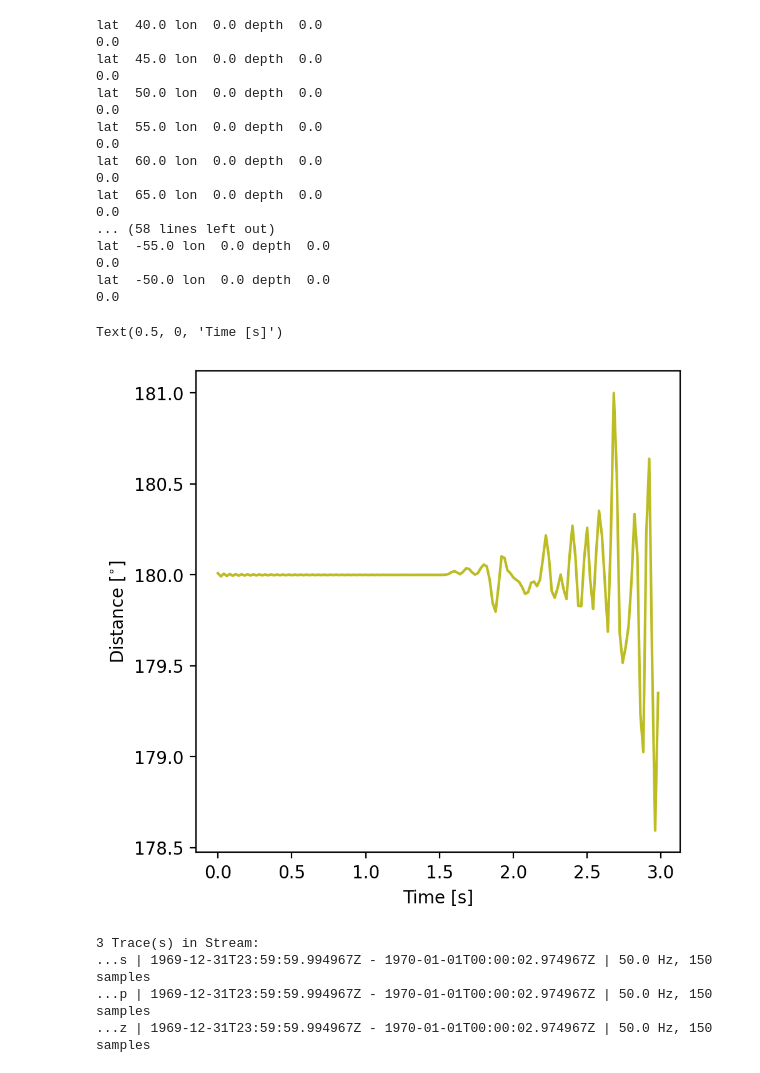
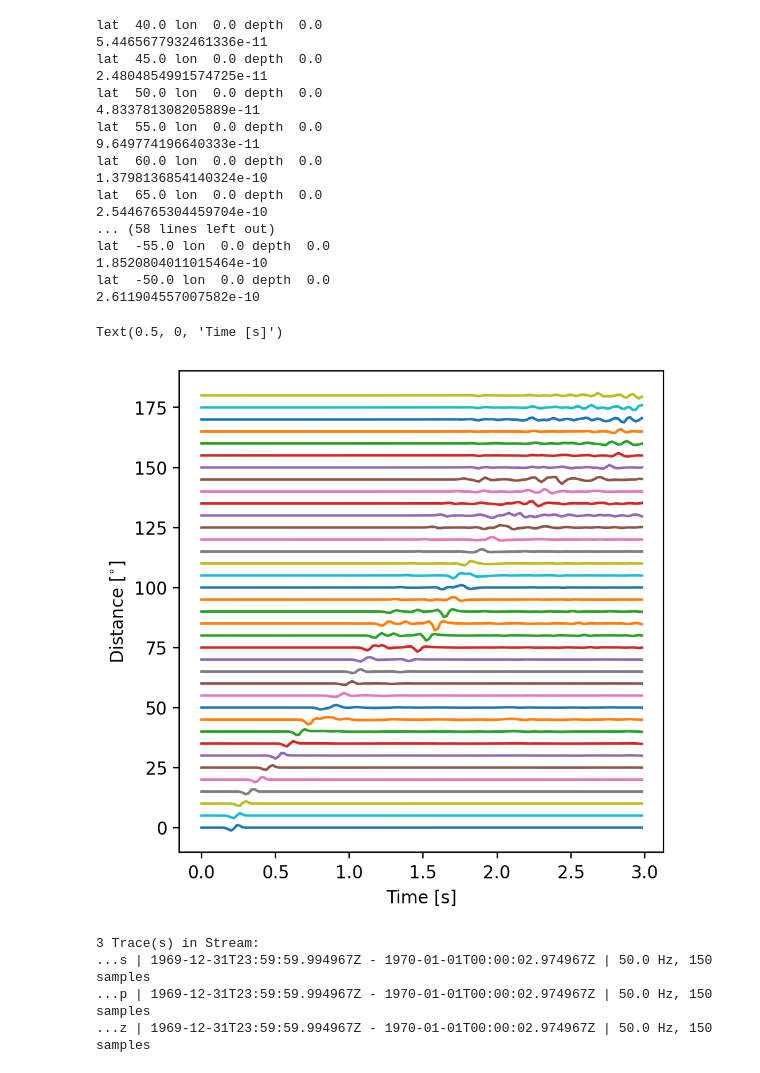
Before and after one commit to Yishharu/TomoNet, a Jupyter notebook: Script/check_seismogram.ipynb, the cells around one changed output. Drawn from its saved outputs; the diff is of its cells as text; code cells hidden in the pictures.

```diff
--- a/Script/check_seismogram.ipynb
+++ b/Script/check_seismogram.ipynb
@@ -102,43 +102,43 @@ for AppliedNetwork in ['SYN']:
 
             # stream
             stream = Stream()
             for ich, ch in enumerate(output_channel):
                 stats.channel = ch
                 # default unit is km
                 stream.append(Trace(f.variables['data_wave'][int(inrank_index)][ich], header=stats))
 
             stream.filter('lowpass', freq=lowpass_freq)
             stream.resample(1/resample_rate)
             # stream = stream.slice(UTCDateTime(int(arrivals[0].time)+StartTime), UTCDateTime(int(arrivals[0].time)+EndTime))
             stream = stream.slice(UTCDateTime(StartTime), UTCDateTime(EndTime))
 
-            plot_trace = stream.select(component='p')[0]
+            plot_trace = stream.select(component='z')[0]
 
             plt.plot(plot_trace.times(), plot_trace.data/plot_trace.data.max() + colat)
             print(plot_trace.data.max())
 
 plt.ylabel('Distance [$^{\circ}$]')
 plt.xlabel('Time [s]')
 # %% [output]
 lat  40.0 lon  0.0 depth  0.0
-0.0
+5.4465677932461336e-11
 lat  45.0 lon  0.0 depth  0.0
-0.0
+2.4804854991574725e-11
 lat  50.0 lon  0.0 depth  0.0
-0.0
+4.833781308205889e-11
 lat  55.0 lon  0.0 depth  0.0
-0.0
+9.649774196640333e-11
 lat  60.0 lon  0.0 depth  0.0
-0.0
+1.3798136854140324e-10
 lat  65.0 lon  0.0 depth  0.0
-0.0
+2.5446765304459704e-10
 ... (58 lines left out)
 lat  -55.0 lon  0.0 depth  0.0
-0.0
+1.8520804011015464e-10
 lat  -50.0 lon  0.0 depth  0.0
-0.0
+2.611904557007582e-10
 Text(0.5, 0, 'Time [s]')
-[figure, old version]
+[figure, new version]
 # %%
 stream
 # %% [output]
```
Also changed, not shown: 23 other files.
